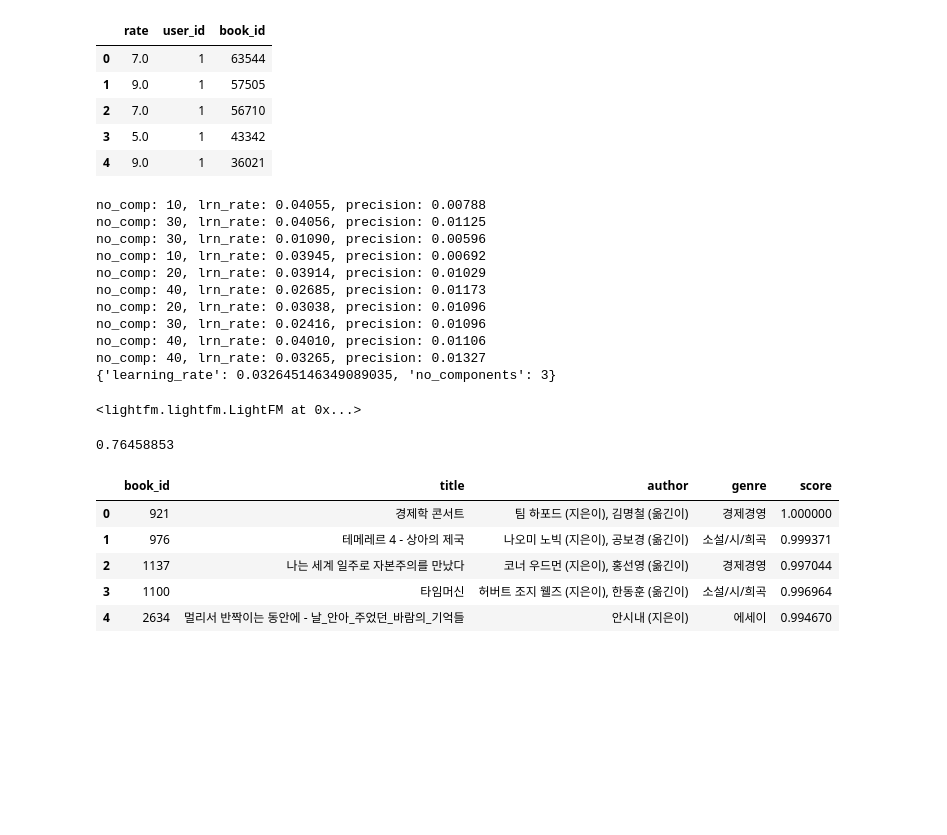
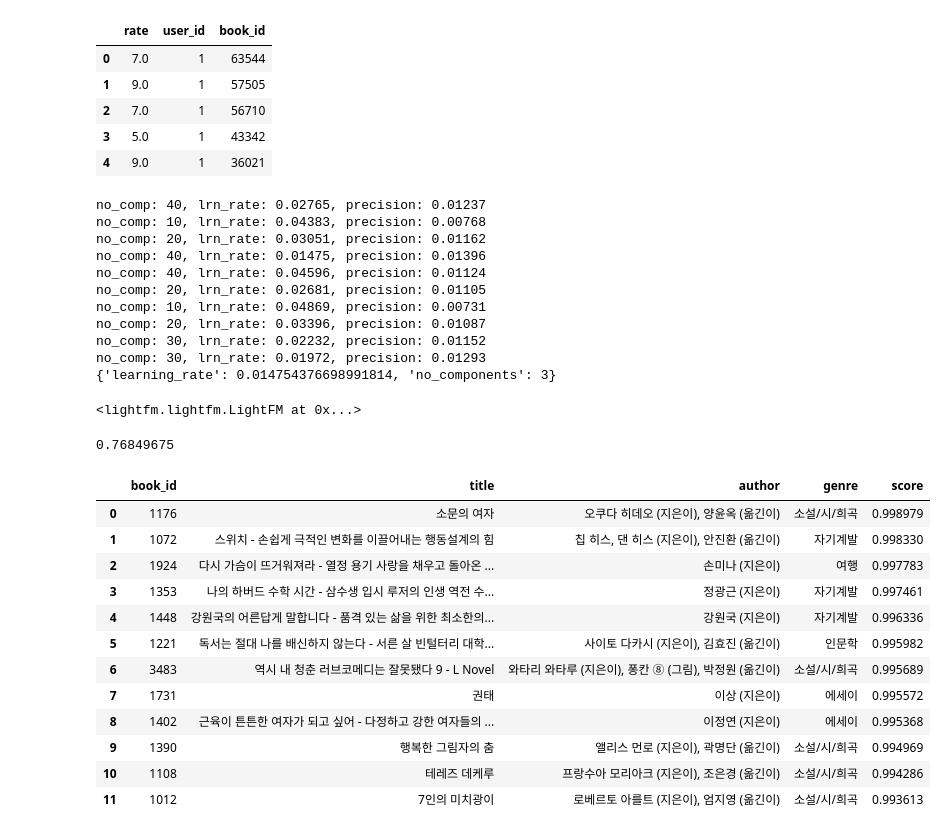
Before and after one commit to BookChatbot/itggi-recommend, a Jupyter notebook: hybrid.ipynb, the cells around one changed output. Saved outputs shown, nothing was run; the diff lists cells and outputs as text; code cells hidden in the pictures; blank space fills up the shorter version.

```diff
--- a/hybrid.ipynb
+++ b/hybrid.ipynb
@@ -376,7 +376,7 @@ def objective(params):
     model.fit(interactions=train,
               item_features=item_features,
               sample_weight=train_weights,
-              epochs=10,
+              epochs=100,
               verbose=False)
 
     test_precision = precision_at_k(model, test, k=5, item_features=item_features).mean()
@@ -393,17 +393,17 @@ def objective(params):
 best_params = fmin(fn=objective, space=space, algo=tpe.suggest, max_evals=10, trials=trials)
 print(best_params)
 # %% [output]
-no_comp: 10, lrn_rate: 0.04055, precision: 0.00788
-no_comp: 30, lrn_rate: 0.04056, precision: 0.01125
-no_comp: 30, lrn_rate: 0.01090, precision: 0.00596
-no_comp: 10, lrn_rate: 0.03945, precision: 0.00692
-no_comp: 20, lrn_rate: 0.03914, precision: 0.01029
-no_comp: 40, lrn_rate: 0.02685, precision: 0.01173
-no_comp: 20, lrn_rate: 0.03038, precision: 0.01096
-no_comp: 30, lrn_rate: 0.02416, precision: 0.01096
-no_comp: 40, lrn_rate: 0.04010, precision: 0.01106
-no_comp: 40, lrn_rate: 0.03265, precision: 0.01327
-{'learning_rate': 0.032645146349089035, 'no_components': 3}
+no_comp: 40, lrn_rate: 0.02765, precision: 0.01237
+no_comp: 10, lrn_rate: 0.04383, precision: 0.00768
+no_comp: 20, lrn_rate: 0.03051, precision: 0.01162
+no_comp: 40, lrn_rate: 0.01475, precision: 0.01396
+no_comp: 40, lrn_rate: 0.04596, precision: 0.01124
+no_comp: 20, lrn_rate: 0.02681, precision: 0.01105
+no_comp: 10, lrn_rate: 0.04869, precision: 0.00731
+no_comp: 20, lrn_rate: 0.03396, precision: 0.01087
+no_comp: 30, lrn_rate: 0.02232, precision: 0.01152
+no_comp: 30, lrn_rate: 0.01972, precision: 0.01293
+{'learning_rate': 0.014754376698991814, 'no_components': 3}
 # %%
 model = LightFM(no_components=best_params['no_components'],
                 learning_schedule='adagrad',
@@ -415,7 +415,7 @@ model.fit(interactions=train,
             item_features=item_features,
             user_features=user_features,
             sample_weight=train_weights,
-            epochs=10,
+            epochs=100,
             verbose=False)
 # %% [output]
 <lightfm.lightfm.LightFM at 0x...>
@@ -423,7 +423,7 @@ model.fit(interactions=train,
 score = auc_score(model, interactions, item_features=item_features, user_features=user_features).mean()
 score
 # %% [output]
-0.76458853
+0.76849675
 # %%
 # Find Similar Items
 item_biases, item_embeddings = model.get_item_representations(features=item_features)
@@ -437,37 +437,44 @@ def make_best_items_report(item_embeddings, book_id, num_search_items=10):
     item_norms[item_norms == 0] = 1e-10
     scores /= item_norms
 
     # best: score가 제일 높은 item의 id를 num_search_items 개 만큼 가져온다.
     best = np.argpartition(scores, -num_search_items)[-num_search_items:]
     similar_item_id_and_scores = sorted(zip(best, scores[best] / item_norms[item_id]),
                                         key=lambda x: -x[1])
 
     # Report를 작성할 pandas dataframe
     best_items = pd.DataFrame(columns=['book_id', 'title', 'author', 'genre', 'score'])
 
     for similar_item_id, score in similar_item_id_and_scores:
         try:
             book_id = similar_item_id + 1
             title = item_meta[item_meta['book_id'] == book_id].values[0][1]
             author = item_meta[item_meta['book_id'] == book_id].values[0][2]
             genre = item_meta[item_meta['book_id'] == book_id].values[0][3]
 
             row = pd.Series([book_id, title, author, genre, score], index=best_items.columns)
             best_items = best_items.append(row, ignore_index=True)
         except:
             pass
 
     return best_items
 
 
 # book_id 921: 경제학 콘서트
-book_id = 921
-report01 = make_best_items_report(item_embeddings, book_id, 50)
+book_id = 2
+report01 = make_best_items_report(item_embeddings, book_id, 100)
 report01
 # %% [output]
 |  | book_id | title | author | genre | score |
-| 0 | 921 | 경제학 콘서트 | 팀 하포드 (지은이), 김명철 (옮긴이) | 경제경영 | 1.000000 |
-| 1 | 976 | 테메레르 4 - 상아의 제국 | 나오미 노빅 (지은이), 공보경 (옮긴이) | 소설/시/희곡 | 0.999371 |
-| 2 | 1137 | 나는 세계 일주로 자본주의를 만났다 | 코너 우드먼 (지은이), 홍선영 (옮긴이) | 경제경영 | 0.997044 |
-| 3 | 1100 | 타임머신 | 허버트 조지 웰즈 (지은이), 한동훈 (옮긴이) | 소설/시/희곡 | 0.996964 |
-| 4 | 2634 | 멀리서 반짝이는 동안에 - 날_안아_주었던_바람의_기억들 | 안시내 (지은이) | 에세이 | 0.994670 |
+| 0 | 1176 | 소문의 여자 | 오쿠다 히데오 (지은이), 양윤옥 (옮긴이) | 소설/시/희곡 | 0.998979 |
+| 1 | 1072 | 스위치 - 손쉽게 극적인 변화를 이끌어내는 행동설계의 힘 | 칩 히스, 댄 히스 (지은이), 안진환 (옮긴이) | 자기계발 | 0.998330 |
+| 2 | 1924 | 다시 가슴이 뜨거워져라 - 열정 용기 사랑을 채우고 돌아온 ... | 손미나 (지은이) | 여행 | 0.997783 |
+| 3 | 1353 | 나의 하버드 수학 시간 - 삼수생 입시 루저의 인생 역전 수... | 정광근 (지은이) | 자기계발 | 0.997461 |
+| 4 | 1448 | 강원국의 어른답게 말합니다 - 품격 있는 삶을 위한 최소한의... | 강원국 (지은이) | 자기계발 | 0.996336 |
+| 5 | 1221 | 독서는 절대 나를 배신하지 않는다 - 서른 살 빈털터리 대학... | 사이토 다카시 (지은이), 김효진 (옮긴이) | 인문학 | 0.995982 |
+| 6 | 3483 | 역시 내 청춘 러브코메디는 잘못됐다 9 - L Novel | 와타리 와타루 (지은이), 퐁칸 ⑧ (그림), 박정원 (옮긴이) | 소설/시/희곡 | 0.995689 |
+| 7 | 1731 | 권태 | 이상 (지은이) | 에세이 | 0.995572 |
+| 8 | 1402 | 근육이 튼튼한 여자가 되고 싶어 - 다정하고 강한 여자들의 ... | 이정연 (지은이) | 에세이 | 0.995368 |
+| 9 | 1390 | 행복한 그림자의 춤 | 앨리스 먼로 (지은이), 곽명단 (옮긴이) | 소설/시/희곡 | 0.994969 |
+| 10 | 1108 | 테레즈 데케루 | 프랑수아 모리아크 (지은이), 조은경 (옮긴이) | 소설/시/희곡 | 0.994286 |
+| 11 | 1012 | 7인의 미치광이 | 로베르토 아를트 (지은이), 엄지영 (옮긴이) | 소설/시/희곡 | 0.993613 |
```
Also changed, not shown: parts of 5 cells of this notebook.
